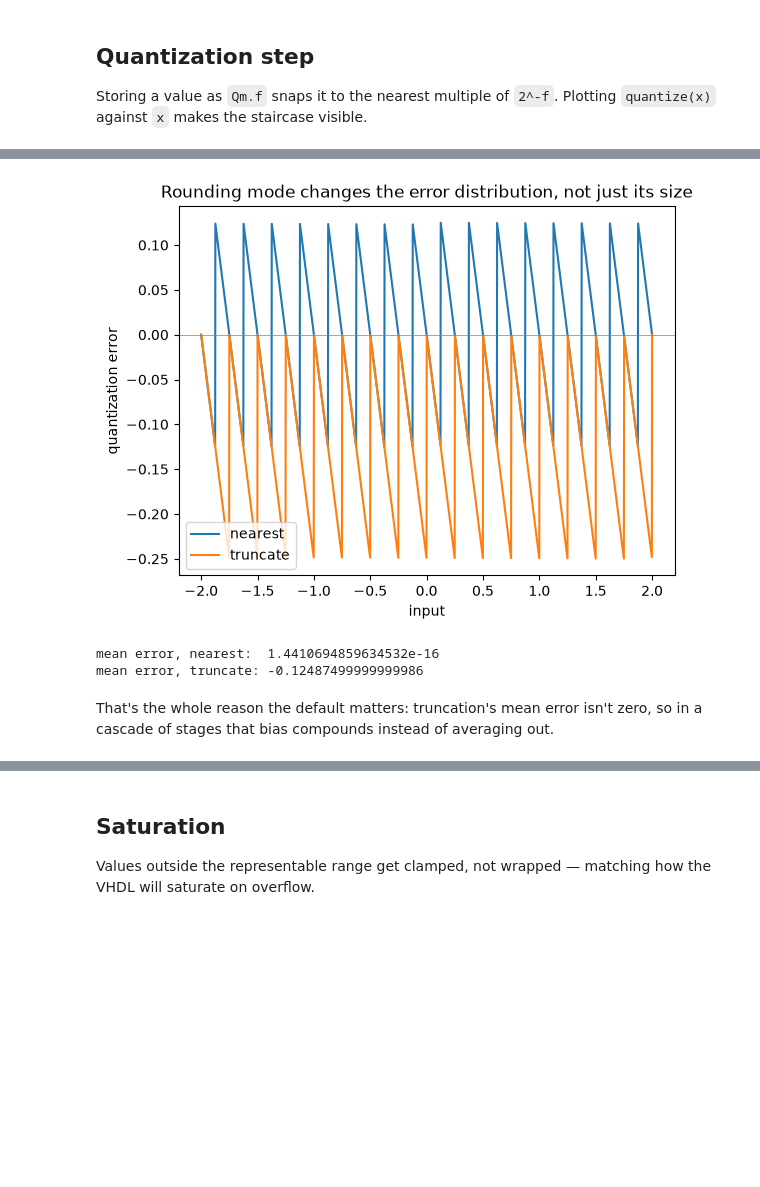
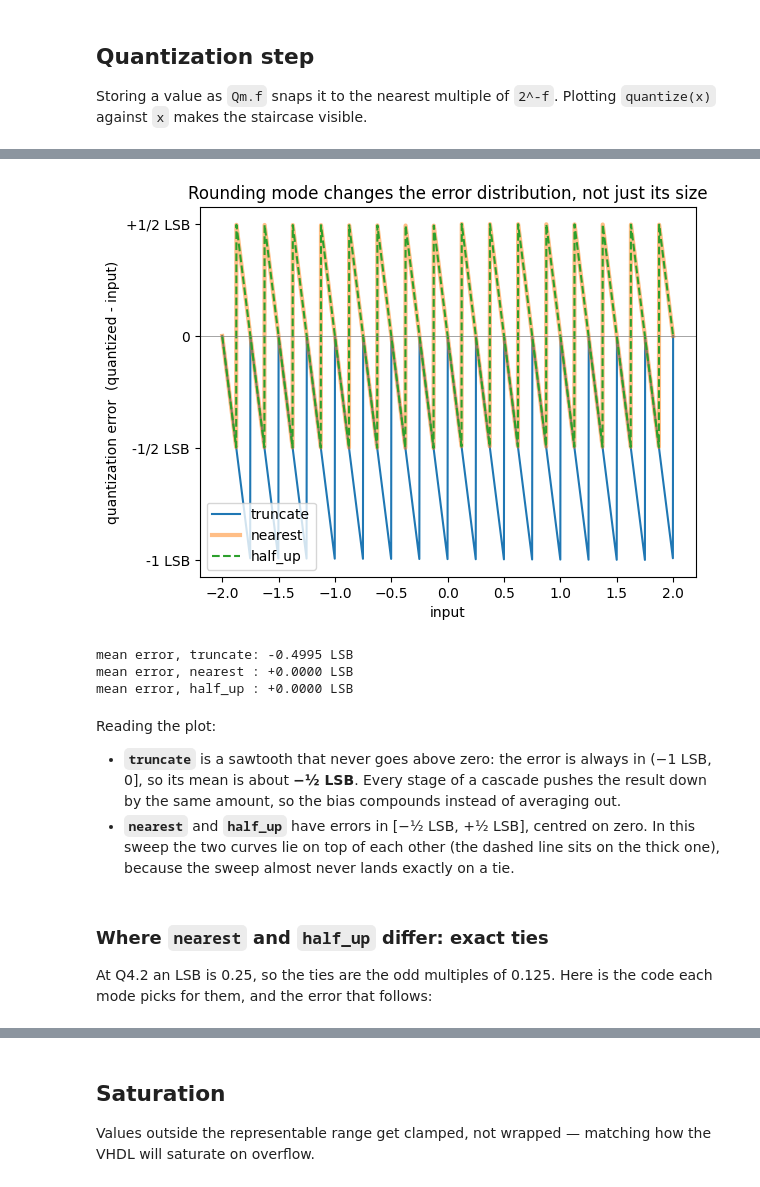
Before and after one commit to sametgul/logic_playground, a Jupyter notebook: dsp01_fixed_point_basics/notebooks/qformat_exploration.ipynb, the cells around one changed output, grey strips where cells are left out. Drawn from its saved outputs; the diff is of its cells as text; code cells hidden in the pictures; blank space fills up the shorter version.

```diff
--- a/dsp01_fixed_point_basics/notebooks/qformat_exploration.ipynb
+++ b/dsp01_fixed_point_basics/notebooks/qformat_exploration.ipynb
@@ -37,21 +83,32 @@ plt.show()
 # %%
-err_nearest = [quantize(v, int_bits, frac_bits, round_mode='nearest') - v for v in x]
-err_truncate = [quantize(v, int_bits, frac_bits, round_mode='truncate') - v for v in x]
+err = {mode: [quantize(v, int_bits, frac_bits, round_mode=mode) - v for v in x]
+       for mode in ('truncate', 'nearest', 'half_up')}
 
-plt.plot(x, err_nearest, label='nearest')
-plt.plot(x, err_truncate, label='truncate')
+step = 2 ** -frac_bits
+plt.plot(x, err['truncate'], label='truncate')
+plt.plot(x, err['nearest'], label='nearest', linewidth=3, alpha=0.5)
+plt.plot(x, err['half_up'], '--', label='half_up')
 plt.axhline(0, color='gray', linewidth=0.5)
 plt.xlabel('input')
-plt.ylabel('quantization error')
+plt.ylabel('quantization error  (quantized - input)')
+plt.yticks([-step, -step / 2, 0, step / 2], ['-1 LSB', '-1/2 LSB', '0', '+1/2 LSB'])
 plt.legend()
 plt.title('Rounding mode changes the error distribution, not just its size')
 plt.show()
 
-print('mean error, nearest: ', np.mean(err_nearest))
-print('mean error, truncate:', np.mean(err_truncate))
+for mode, e in err.items():
+    print(f'mean error, {mode:<8}: {np.mean(e) / step:+.4f} LSB')
 # %% [output]
-[figure, old version]
+[figure, new version]
-mean error, nearest:  1.4410694859634532e-16
-mean error, truncate: -0.12487499999999986
+mean error, truncate: -0.4995 LSB
+mean error, nearest : +0.0000 LSB
+mean error, half_up : +0.0000 LSB
-# %% [markdown]
-That's the whole reason the default matters: truncation's mean error isn't zero, so in a cascade of stages that bias compounds instead of averaging out.
+# %% [markdown]
+Reading the plot:
+
+- **`truncate`** is a sawtooth that never goes above zero: the error is always in (−1 LSB, 0], so its mean is about **−½ LSB**. Every stage of a cascade pushes the result down by the same amount, so the bias compounds instead of averaging out.
+- **`nearest`** and **`half_up`** have errors in [−½ LSB, +½ LSB], centred on zero. In this sweep the two curves lie on top of each other (the dashed line sits on the thick one), because the sweep almost never lands exactly on a tie.
+# %% [markdown]
+### Where `nearest` and `half_up` differ: exact ties
+
+At Q4.2 an LSB is 0.25, so the ties are the odd multiples of 0.125. Here is the code each mode picks for them, and the error that follows:
```
Also changed, not shown: parts of 13 cells of this notebook, 3 other files.
